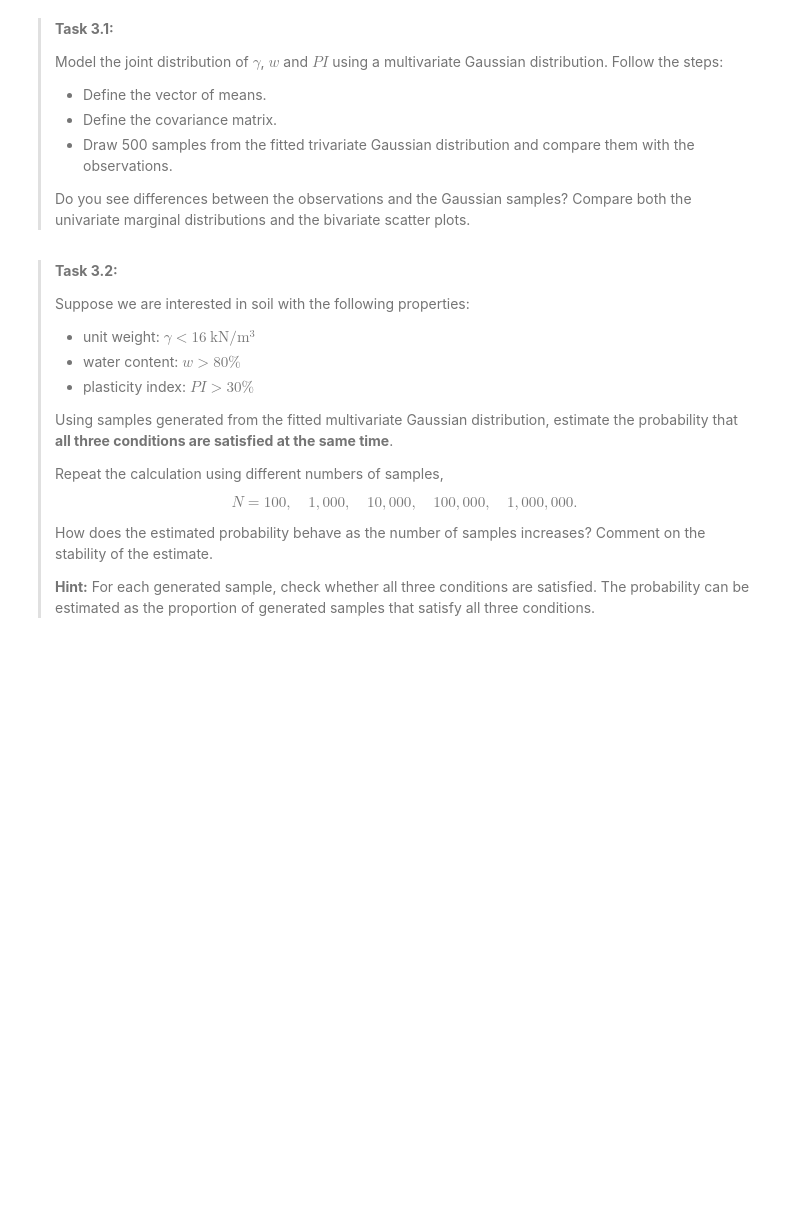
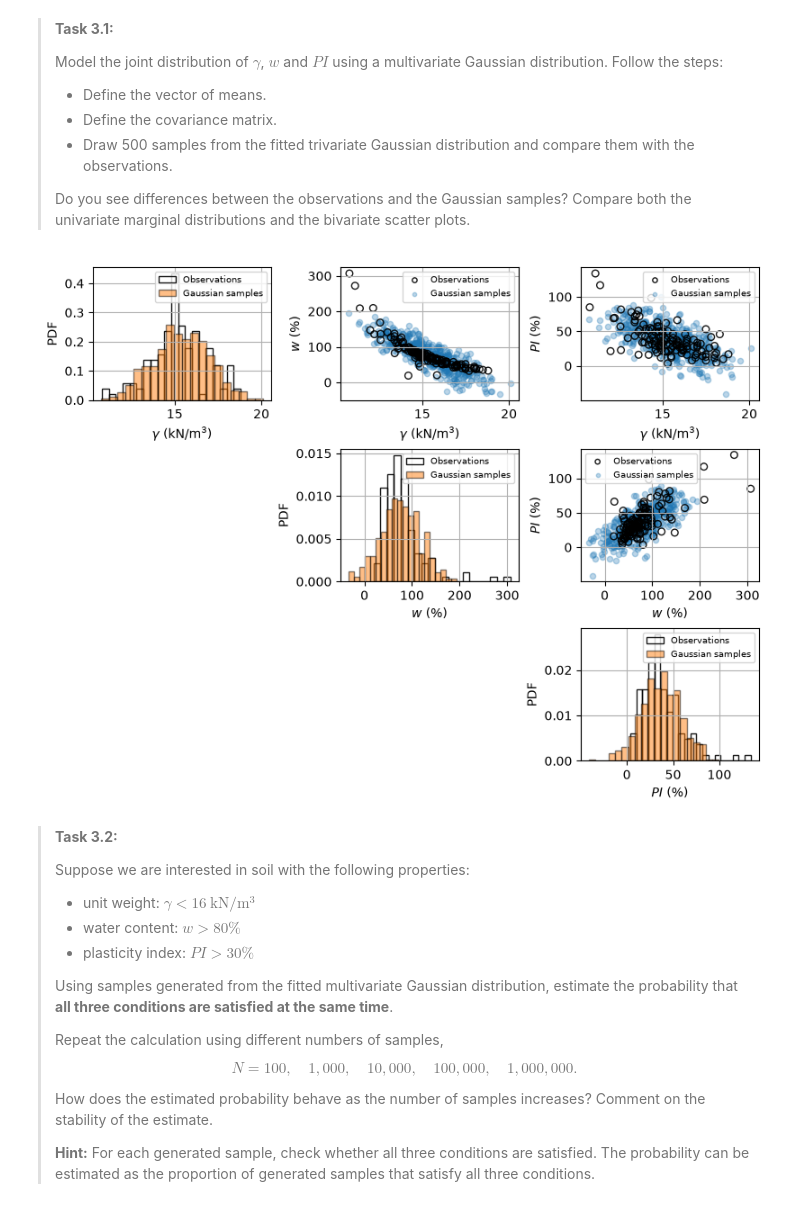
Before and after one commit to prajwalabc/GA1.5, a Jupyter notebook: Gaussian_Soil.ipynb, the cells around one changed output. Saved outputs shown, nothing was run; the diff lists cells and outputs as text; code cells hidden in the pictures; blank space fills up the shorter version.

```diff
--- a/Gaussian_Soil.ipynb
+++ b/Gaussian_Soil.ipynb
@@ -103,22 +126,22 @@ def calculate_covariance(X1, X2):
     mean_x2 = mean(X2)
 
     # Calculate deviations from the mean
-    diff_x1 = ### YOUR CODE HERE ###
-    diff_x2 = ### YOUR CODE HERE ###
+    diff_x1 = X1 - mean_x1
+    diff_x2 = X2 - mean_x2
 
     # Multiply paired deviations
-    product = ### YOUR CODE HERE ###
+    product = diff_x1 * diff_x2
 
     # Sample covariance
-    covariance = ### YOUR CODE HERE ###
+    covariance = np.sum(product)/(X1.shape[0] - 1)
 
     return covariance
 
 
 def pearson_correlation(X1, X2):
-    covariance = ### YOUR CODE HERE ###
+    covariance = calculate_covariance(X1, X2)
 
-    correl_coeff = ### YOUR CODE HERE ###
+    correl_coeff = covariance/(stdev(X1)*stdev(X2))
 
     return correl_coeff
 
@@ -147,33 +174,35 @@ print("Pearson's correlation coefficient between w and PI is",
 # Define the vector of means
 # ---------------------------------------------------------
 
-mu1 = ### YOUR CODE HERE ###
-mu2 = ### YOUR CODE HERE ###
-mu3 = ### YOUR CODE HERE ###
+mu1 = mean(gamma)
+mu2 = mean(w)
+mu3 = mean(PI)
 
-mu = ### YOUR CODE HERE ###
+mu = np.array([mu1, mu2, mu3])
 
 
 # ---------------------------------------------------------
 # Define the covariance matrix
 # ---------------------------------------------------------
 
-s1 = ### YOUR CODE HERE ###
-s2 = ### YOUR CODE HERE ###
-s3 = ### YOUR CODE HERE ###
+s1 = stdev(gamma)
+s2 = stdev(w)
+s3 = stdev(PI)
 
-covariance_12 = ### YOUR CODE HERE ###
-covariance_13 = ### YOUR CODE HERE ###
-covariance_23 = ### YOUR CODE HERE ###
+covariance_12 = calculate_covariance(gamma, w)
+covariance_13 = calculate_covariance(gamma, PI)
+covariance_23 = calculate_covariance(w, PI)
 
-sigma = ### YOUR CODE HERE ###
+sigma = np.array([[s1**2, covariance_12, covariance_13],
+                 [covariance_12, s2**2, covariance_23],
+                 [covariance_13, covariance_23, s3**2]])
 
 
 # ---------------------------------------------------------
 # Draw 500 samples from the fitted trivariate Gaussian
 # ---------------------------------------------------------
 
-samples = ### YOUR CODE HERE ###
+samples = multivariate_normal(mean=mu, cov=sigma).rvs(size=500)
 
 
 # ---------------------------------------------------------
@@ -235,33 +264,35 @@ for i in range(data.shape[1]):
 
             # Observations on top
             axs[i, j].scatter(
                 data[:, i],
                 data[:, j],
                 alpha=0.9,
                 s=30,
                 edgecolor='black',
                 facecolor='none',
                 label='Observations'
             )
 
             axs[i, j].set_xlabel(variable_names[i])
             axs[i, j].set_ylabel(variable_names[j])
 
             # Put observations first in legend
             handles, labels = axs[i, j].get_legend_handles_labels()
 
             axs[i, j].legend(
                 [handles[1], handles[0]],
                 [labels[1], labels[0]],
                 fontsize=7,
                 markerscale=0.7
             )
 
         else:
 
             axs[i, j].axis('off')
 
 plt.show()
+# %% [output]
+[figure, added]
 # %% [markdown]
 > **Task 3.2:**
 >
```
Also changed, not shown: parts of 8 cells of this notebook.
